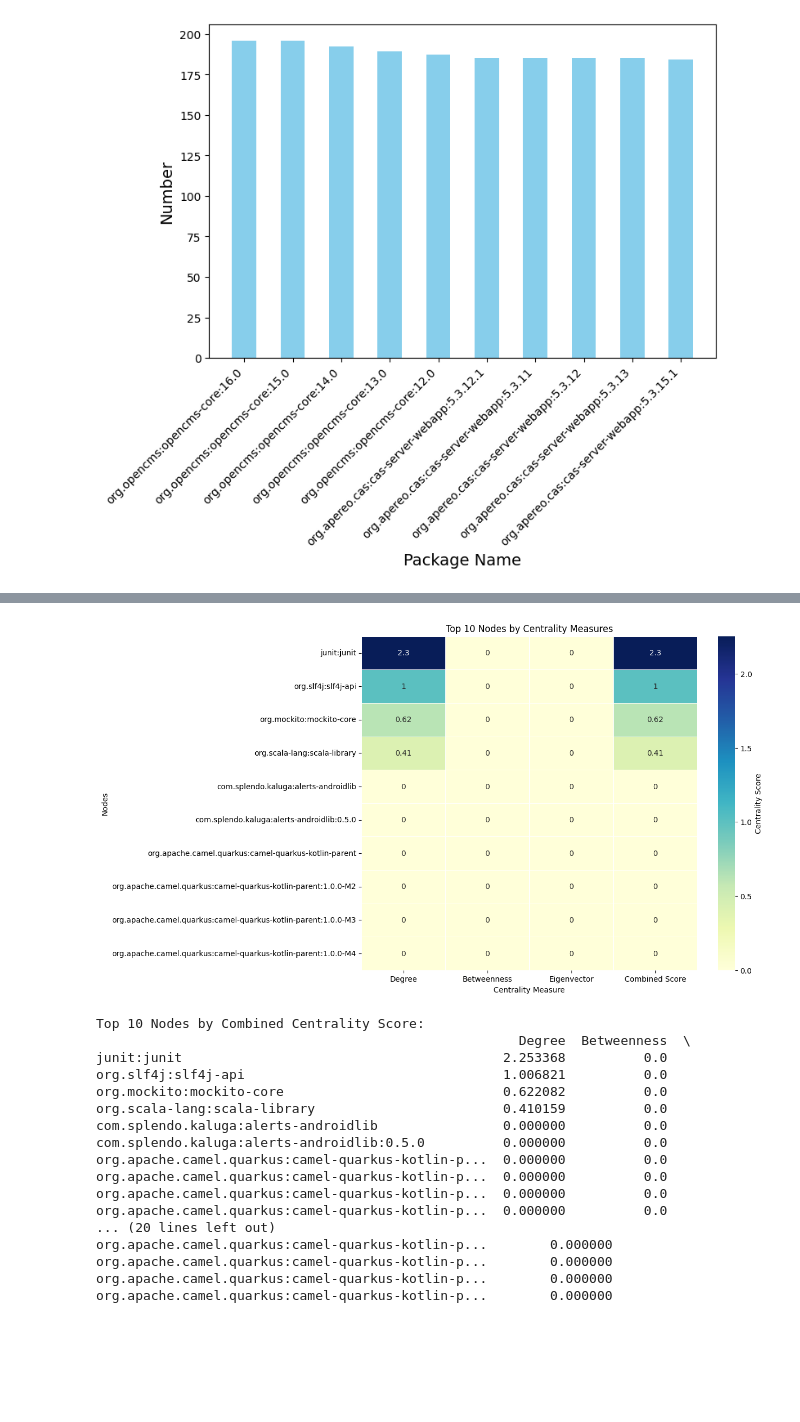
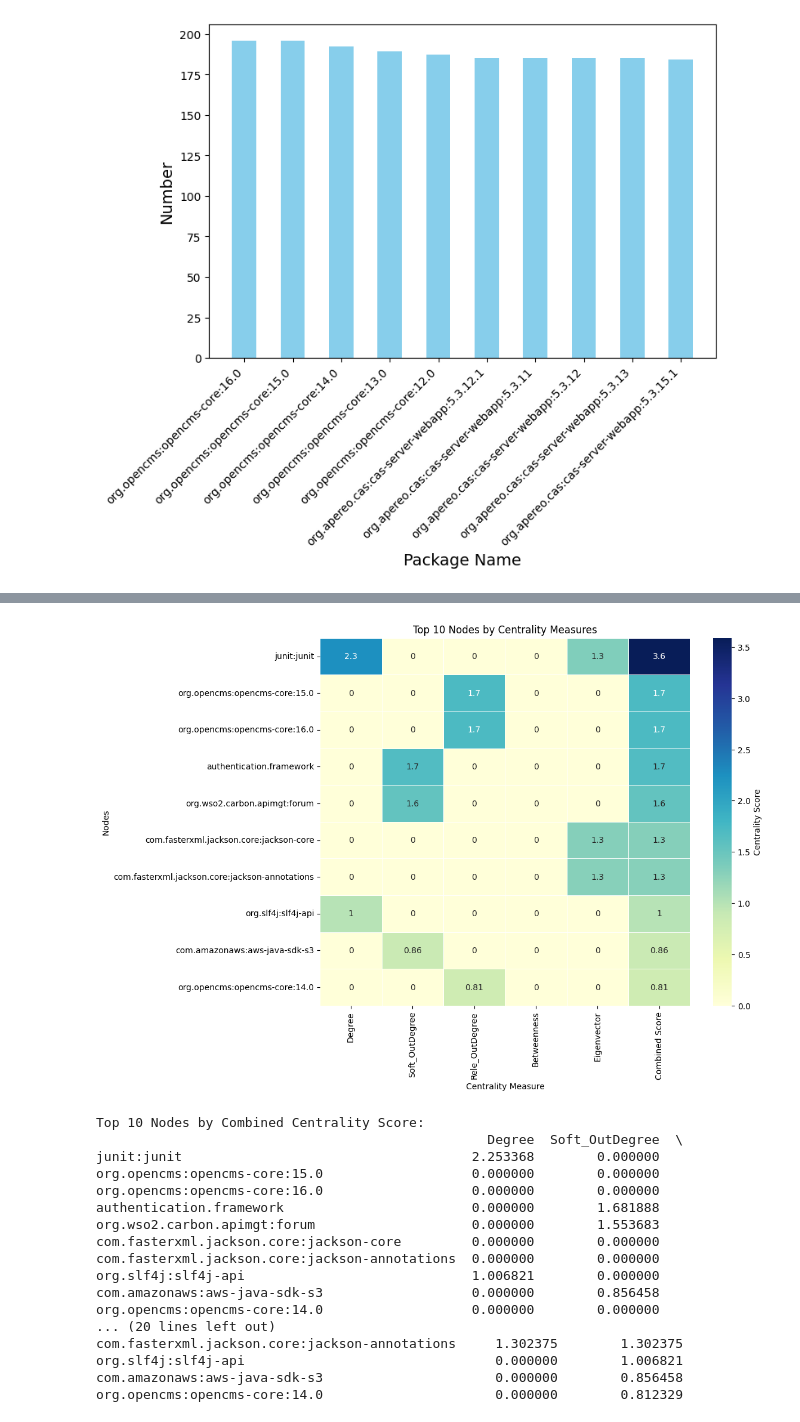
Before and after one commit to Wapiti08/DPAnalyzer, a Jupyter notebook: exp/result_visual.ipynb, the cells around one changed output, grey strips where cells are left out. Cells and saved outputs as stored; diff of their text form; code cells hidden in the pictures; blank space fills up the shorter version.

```diff
--- a/exp/result_visual.ipynb
+++ b/exp/result_visual.ipynb
@@ -185,3 +185,37 @@ plt.subplots_adjust(bottom=0.2)
 plt.show()
 # %% [output]
 [figure]
+# %%
+
+# Data: List of tuples containing node names and their eigenvector centrality scores
+top_eigen_cel = [
+    ('junit:junit', 0.4364886911209045),
+    ('com.fasterxml.jackson.core:jackson-core', 0.43285272545585557),
+    ('com.fasterxml.jackson.core:jackson-annotations', 0.4324470234878046),
+    ('javax.measure:jsr-275', 0.30530566427139494),
+    ('org.powermock:powermock-module-junit4', 0.27315635691726997),
+    ('org.powermock:powermock-api-mockito', 0.2725636966519481),
+    ('org.codehaus.groovy:groovy', 0.14964503909689772),
+    ('cglib:cglib', 0.14963831416710613),
+    ('org.hibernate:hibernate-cglib-repack', 0.1496350750361814),
+    ('com.google.jimfs:jimfs', 0.09354835280106276)
+]
+
+top_eigen_cel = [(pkg.replace(":", ":\n"), value) for (pkg, value) in top_eigen_cel]
+print(top_eigen_cel)
+# Separate data into two lists for plotting
+nodes, centrality_scores = zip(*top_eigen_cel)
+
+# Create the bar plot
+plt.figure(figsize=(10, 6))
+plt.barh(nodes, centrality_scores, color='skyblue', edgecolor='black')
+
+# Add labels and title
+plt.xlabel('Eigenvector Centrality', fontsize=14)
+plt.ylabel('Nodes', fontsize=14)
+# plt.title('Top Nodes by Eigenvector Centrality', fontsize=14)
+plt.gca().invert_yaxis()  # Invert y-axis to have the highest value at the top
+
+# Show plot
+plt.tight_layout()
+plt.show()
@@ -239,6 +281,8 @@ def standardize_centralities(centralities):
 
 # Example usage
 top_degree_standardized = standardize_centralities(top_degree_cel)
+top_soft_degree_standardized =standardize_centralities(top_degree_software_cel)
+top_rele_degree_standardized =standardize_centralities(top_degree_release_cel)
 top_between_standardized = standardize_centralities(top_between_cel)
 top_eigen_standardized = standardize_centralities(top_eigen_cel)
 # %%
@@ -276,54 +324,58 @@ plt.show()
 # %%
 # Convert lists of tuples into dictionaries
 degree_dict = dict(top_degree_standardized)
+degree_soft_vul_dict =dict(top_soft_degree_standardized)
+degree_rele_vul_dict =dict(top_rele_degree_standardized)
 betweenness_dict = dict(top_between_standardized)
 eigenvector_dict = dict(top_eigen_standardized)
 
 # Collect all unique nodes and sort them
-all_nodes = sorted(set(degree_dict) | set(betweenness_dict) | set(eigenvector_dict))
+all_nodes = sorted(set(degree_dict) | set(betweenness_dict) | set(eigenvector_dict) | set(degree_soft_vul_dict) | set(degree_rele_vul_dict))
 
 # Create a DataFrame with nodes as rows and centralities as columns
 data = pd.DataFrame({
     'Degree': [degree_dict.get(node, 0) for node in all_nodes],
+    'Soft_OutDegree': [degree_soft_vul_dict.get(node, 0) for node in all_nodes],
+    "Rele_OutDegree":  [degree_rele_vul_dict.get(node, 0) for node in all_nodes],
     'Betweenness': [betweenness_dict.get(node, 0) for node in all_nodes],
     'Eigenvector': [eigenvector_dict.get(node, 0) for node in all_nodes]
 }, index=all_nodes)
 
 # Compute a combined score (e.g., sum of scores)
 data['Combined Score'] = data.sum(axis=1)
 
 # Sort by the combined score and take the top 10
 top_10_nodes = data.nlargest(10, 'Combined Score')
 
 # Plot the heatmap for top 10 nodes
 plt.figure(figsize=(10, 8))
 sns.heatmap(top_10_nodes, annot=True, cmap='YlGnBu', cbar_kws={'label': 'Centrality Score'}, linewidths=0.5)
 
 # Add labels and title
 plt.title('Top 10 Nodes by Centrality Measures')
 plt.xlabel('Centrality Measure')
 plt.ylabel('Nodes')
 plt.show()
 
 # Display the top 10 nodes
 print("Top 10 Nodes by Combined Centrality Score:")
 print(top_10_nodes)
 # %% [output]
-[figure, old version]
+[figure, new version]
 Top 10 Nodes by Combined Centrality Score:
-                                                      Degree  Betweenness  \
-junit:junit                                         2.253368          0.0
-org.slf4j:slf4j-api                                 1.006821          0.0
-org.mockito:mockito-core                            0.622082          0.0
-org.scala-lang:scala-library                        0.410159          0.0
-com.splendo.kaluga:alerts-androidlib                0.000000          0.0
-com.splendo.kaluga:alerts-androidlib:0.5.0          0.000000          0.0
-org.apache.camel.quarkus:camel-quarkus-kotlin-p...  0.000000          0.0
-org.apache.camel.quarkus:camel-quarkus-kotlin-p...  0.000000          0.0
-org.apache.camel.quarkus:camel-quarkus-kotlin-p...  0.000000          0.0
-org.apache.camel.quarkus:camel-quarkus-kotlin-p...  0.000000          0.0
+                                                  Degree  Soft_OutDegree  \
+junit:junit                                     2.253368        0.000000
+org.opencms:opencms-core:15.0                   0.000000        0.000000
+org.opencms:opencms-core:16.0                   0.000000        0.000000
+authentication.framework                        0.000000        1.681888
+org.wso2.carbon.apimgt:forum                    0.000000        1.553683
+com.fasterxml.jackson.core:jackson-core         0.000000        0.000000
+com.fasterxml.jackson.core:jackson-annotations  0.000000        0.000000
+org.slf4j:slf4j-api                             1.006821        0.000000
+com.amazonaws:aws-java-sdk-s3                   0.000000        0.856458
+org.opencms:opencms-core:14.0                   0.000000        0.000000
 ... (20 lines left out)
-org.apache.camel.quarkus:camel-quarkus-kotlin-p...        0.000000
-org.apache.camel.quarkus:camel-quarkus-kotlin-p...        0.000000
-org.apache.camel.quarkus:camel-quarkus-kotlin-p...        0.000000
-org.apache.camel.quarkus:camel-quarkus-kotlin-p...        0.000000
+com.fasterxml.jackson.core:jackson-annotations     1.302375        1.302375
+org.slf4j:slf4j-api                                0.000000        1.006821
+com.amazonaws:aws-java-sdk-s3                      0.000000        0.856458
+org.opencms:opencms-core:14.0                      0.000000        0.812329
```
Also changed, not shown: parts of 4 cells of this notebook, 10 other files.
